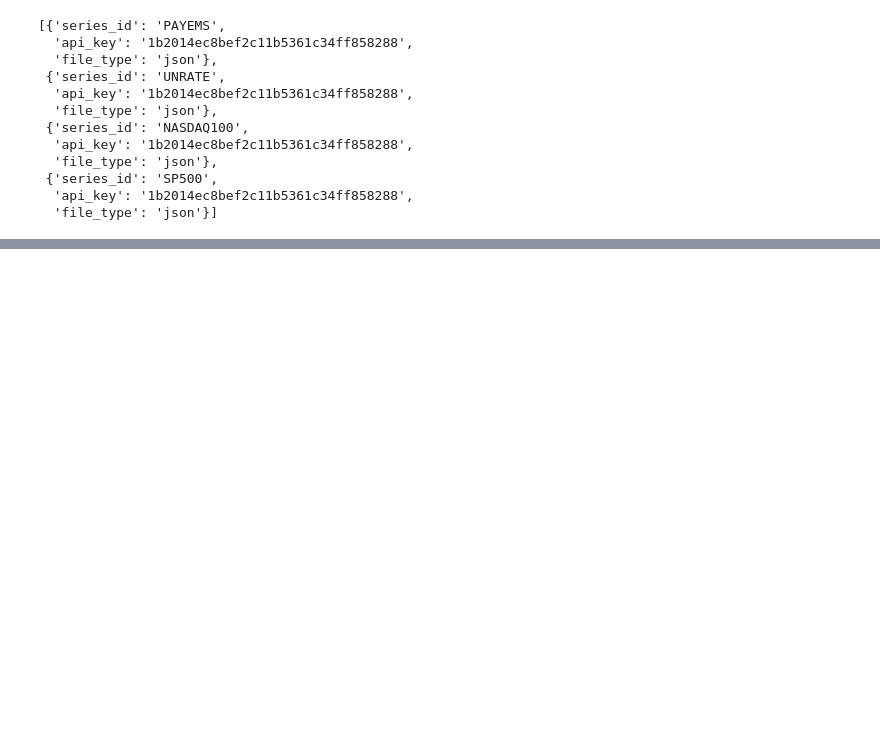
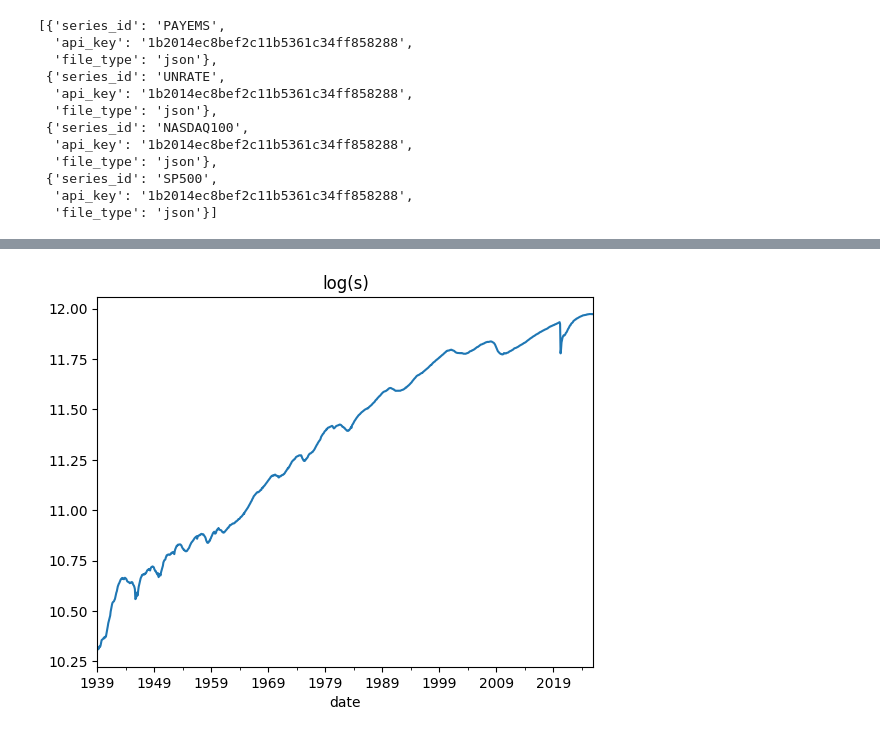
Before and after one commit to spinolagab/TCC-Time-Series-Analysis-Applied-to-Macroeconomy, a Jupyter notebook: Notebook/API_CSV_FRED.ipynb, the cells around one changed output, grey strips where cells are left out. Cells and saved outputs as stored; diff of their text form; code cells hidden in the pictures; blank space fills up the shorter version.

```diff
--- a/Notebook/API_CSV_FRED.ipynb
+++ b/Notebook/API_CSV_FRED.ipynb
@@ -181,0 +225,5 @@ plt.show()
+# %%
+s_log = np.log(s.replace(0, np.nan)).dropna()
+s_log.plot(title='log(s)'); plt.show()
+# %% [output]
+[figure, added]
```
Also changed, not shown: parts of 10 cells of this notebook, 1 other file.
